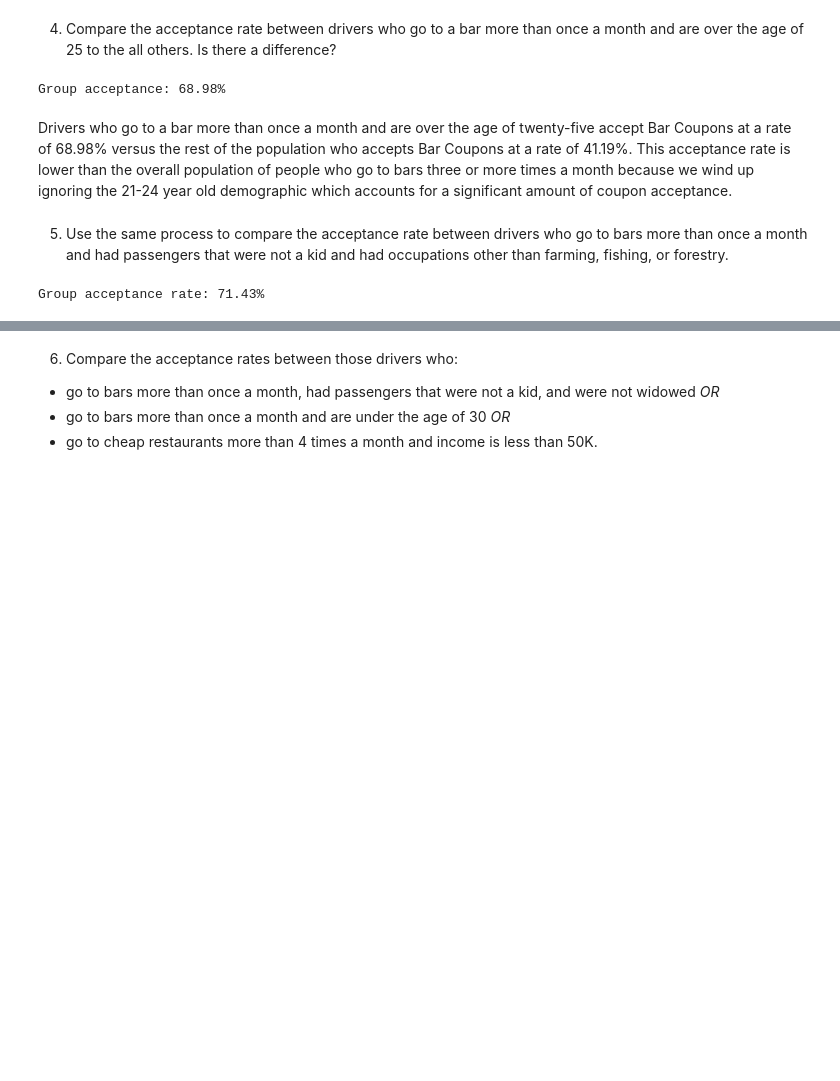
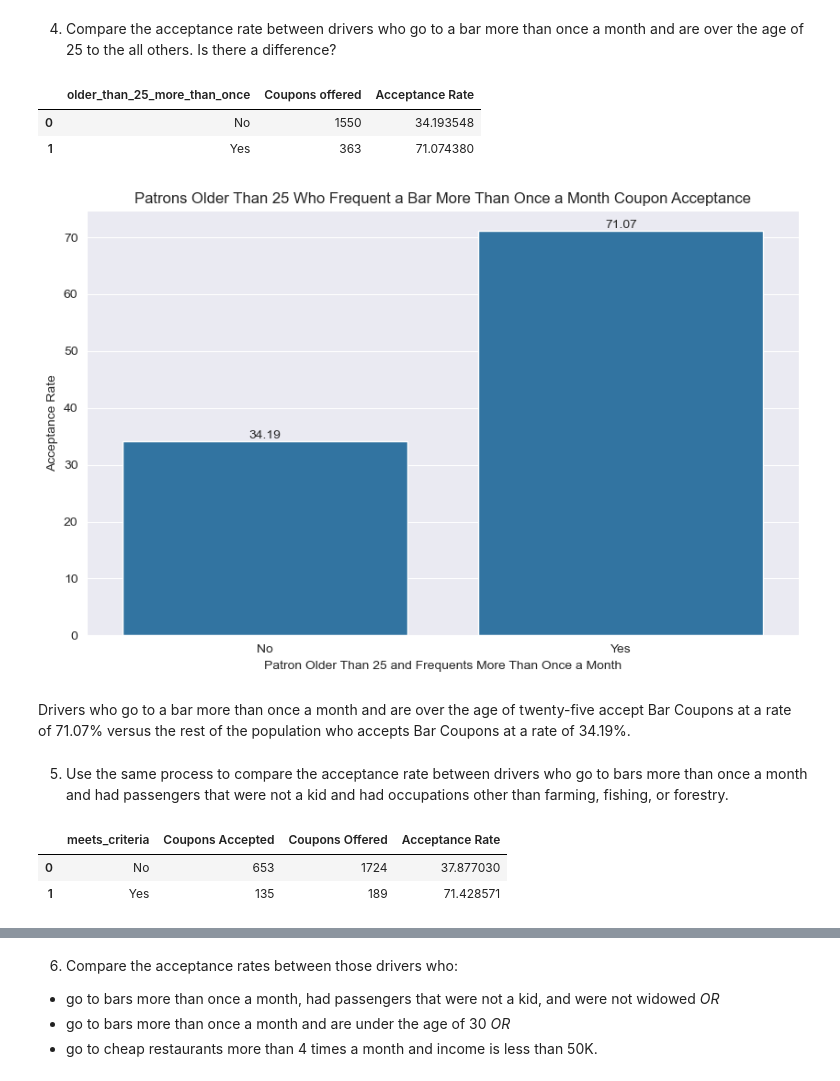
Before and after one commit to stephen-scheiman/final_assignment_5.1, a Jupyter notebook: prompt.ipynb, the cells around one changed output, grey strips where cells are left out. Drawn from its saved outputs; the diff is of its cells as text; code cells hidden in the pictures; blank space fills up the shorter version.

```diff
--- a/prompt.ipynb
+++ b/prompt.ipynb
@@ -237,21 +243,46 @@ More than three times per month: 76.17%
 People who go to bars more than three times a month are much more likely to accept a bar coupon than those who go to a bar three times or less per month.
 # %% [markdown]
 4. Compare the acceptance rate between drivers who go to a bar more than once a month and are over the age of 25 to the all others.  Is there a difference?
-# %%
-older_than_25_accepted = bar_df.query('(age != "below21" and age != "21") and (Bar == "1~3" or Bar == "4~8" or Bar == "gt8") and Y == 1').value_counts().sum()
-older_than_25_declined = bar_df.query('(age != "below21" and age != "21") and (Bar == "1~3" or Bar == "4~8" or Bar == "gt8") and Y == 0').value_counts().sum()
-group_acceptance_rate = older_than_25_accepted / (older_than_25_declined + older_than_25_accepted) * 100
-print(f'Group acceptance: {group_acceptance_rate:.2f}%')
-# %% [output]
-Group acceptance: 68.98%
+# %%
+bar_df2 = bar_df[['Bar','Y','age']].copy()
+bar_df2.loc[bar_df2['Bar'].isin(['1~3','4~8','gt8']),'Bar'] = 'More than once'
+bar_df2.loc[bar_df2['Bar'].isin(['never','less1']),'Bar'] = 'Less than once'
+bar_df2.loc[bar_df2['age'].isin(['21','below21']),'age'] = 'Younger than twenty five'
+bar_df2.loc[bar_df2['age'].isin(['25','26','31','41','46','50plus']),'age'] = 'Twenty five and older'
+bar_df2['older_than_25_more_than_once'] = np.where((bar_df2['Bar']=='More than once') & (bar_df2['age'] == 'Twenty five and older'),"Yes","No")
+bar_df2 = bar_df2.groupby('older_than_25_more_than_once').agg({'Bar':'size','Y':'mean'})
+bar_df2.rename(columns={'Bar':'Coupons offered','Y':'Acceptance Rate'},inplace=True)
+bar_df2['Acceptance Rate'] = bar_df2['Acceptance Rate'] * 100
+bar_df2.reset_index()
+# %% [output]
+|  | older_than_25_more_than_once | Coupons offered | Acceptance Rate |
+| 0 | No | 1550 | 34.193548 |
+| 1 | Yes | 363 | 71.074380 |
+# %%
+plt.figure(figsize=(10,6))
+ax = sns.barplot(data=bar_df2,x='older_than_25_more_than_once',y='Acceptance Rate')
+for bar in ax.containers[0]:
+    height = bar.get_height()
+    ax.text(bar.get_x() + bar.get_width() / 2, height,
+            f'{height:.2f}', ha='center', va='bottom')
+plt.title('Drivers Older Than 25 Who Frequent a Bar More Than Once a Month Coupon Acceptance')
+plt.xlabel('Driver Older Than 25 and Frequents More Than Once a Month')
+plt.show()
+# %% [output]
+[figure, added]
 # %% [markdown]
-Drivers who go to a bar more than once a month and are over the age of twenty-five accept Bar Coupons at a rate of 68.98% versus the rest of the population who accepts Bar Coupons at a rate of 41.19%. This acceptance rate is lower than the overall population of people who go to bars three or more times a month because we wind up ignoring the 21-24 year old demographic which accounts for a significant amount of coupon acceptance.
+Drivers who go to a bar more than once a month and are over the age of twenty-five accept Bar Coupons at a rate of 71.07% versus the rest of the population who accepts Bar Coupons at a rate of 34.19%.
 # %% [markdown]
 5. Use the same process to compare the acceptance rate between drivers who go to bars more than once a month and had passengers that were not a kid and had occupations other than farming, fishing, or forestry.
-# %%
-more_than_once_per_month_passenger = bar_df.query('(passanger != "Kid(s)" and passanger != "Alone") and (Bar == "1~3" or Bar == "4~8" or Bar == "gt8") and occupation != "Farming Fishing & Forestry" and Y == 1')['Y'].count()
-more_than_once_per_month_no_kid_passenger = bar_df.query('(passanger != "Kid(s)" and passanger != "Alone") and (Bar == "1~3" or Bar == "4~8" or Bar == "gt8") and occupation != "Farming Fishing & Forestry" and Y == 0')['Y'].count()
-group_acceptance_rate = more_than_once_per_month_passenger / (more_than_once_per_month_no_kid_passenger + more_than_once_per_month_passenger) * 100
-print(f'Group acceptance rate: {group_acceptance_rate:.2f}%')
-# %% [output]
-Group acceptance rate: 71.43%
+# %%
+bar_df3 = bar_df[['Bar','passanger','occupation','Y']].copy()
+bar_df3['meets_criteria'] = np.where(((bar_df['passanger'] != 'Kid(s)') & (bar_df['passanger'] != 'Alone')) & (bar_df3['Bar'].isin(['1~3','4~8','gt8'])) & (bar_df3['occupation']!='Farming Fishing & Agriculture'),"Yes","No")
+bar_df3 = bar_df3.groupby('meets_criteria').agg({'Y':'sum','meets_criteria':'size'})
+bar_df3['Acceptance Rate'] = bar_df3['Y'] / bar_df3['meets_criteria'] * 100
+bar_df3 = bar_df3.rename(columns={'Y':'Coupons Accepted','meets_criteria':'Coupons Offered'})
+bar_df3 = bar_df3.reset_index()
+bar_df3
+# %% [output]
+|  | meets_criteria | Coupons Accepted | Coupons Offered | Acceptance Rate |
+| 0 | No | 653 | 1724 | 37.877030 |
+| 1 | Yes | 135 | 189 | 71.428571 |
```
Also changed, not shown: parts of 10 cells of this notebook.
